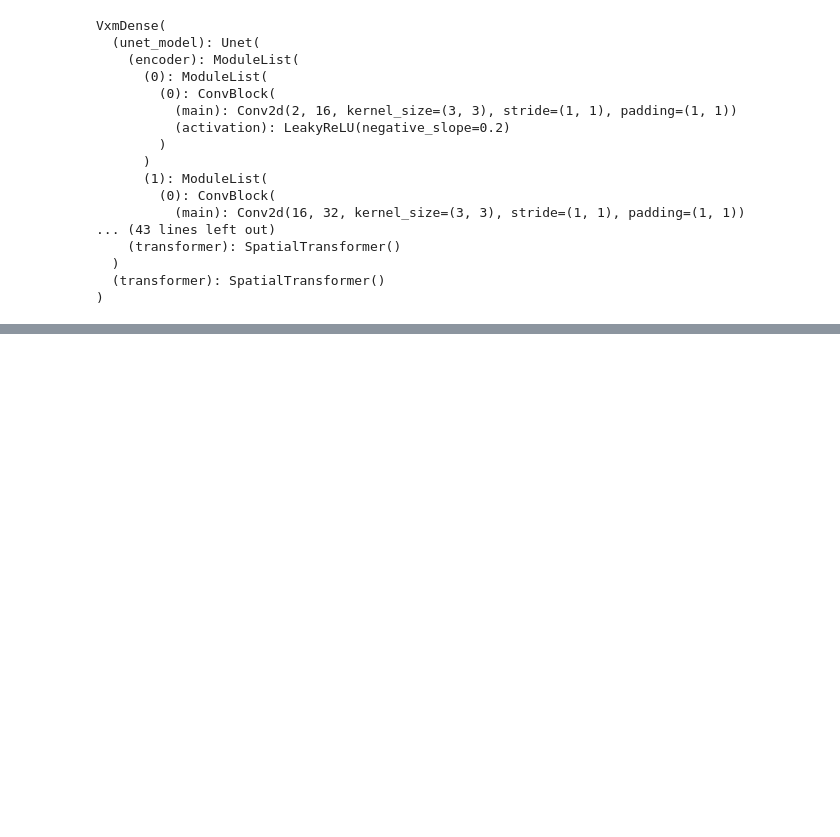
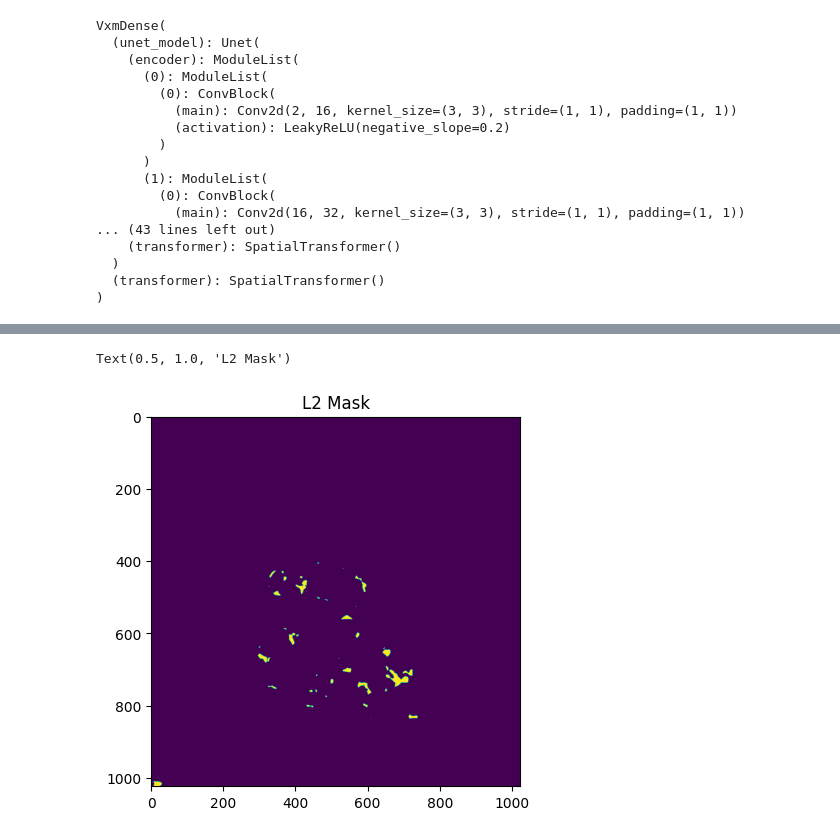
Before and after one commit to MASILab/DAPI_RegNet, a Jupyter notebook: vxl_morph/voxelmorph-dev/009_visualizing_warp_field.ipynb, the cells around one changed output, grey strips where cells are left out. Cells and saved outputs as stored; diff of their text form; code cells hidden in the pictures; blank space fills up the shorter version.

```diff
--- a/vxl_morph/voxelmorph-dev/009_visualizing_warp_field.ipynb
+++ b/vxl_morph/voxelmorph-dev/009_visualizing_warp_field.ipynb
@@ -67,0 +88,8 @@ pred_image,warp_field=best_model(moving_image,fixed_image,registration=True)
+# %%
+L2_mask=L2_norm>10
+plt.figure()
+plt.imshow(L2_mask, cmap='viridis')
+plt.title('L2 Mask')
+# %% [output]
+Text(0.5, 1.0, 'L2 Mask')
+[figure, added]
```
Also changed, not shown: parts of 10 cells of this notebook, 44 other files.
